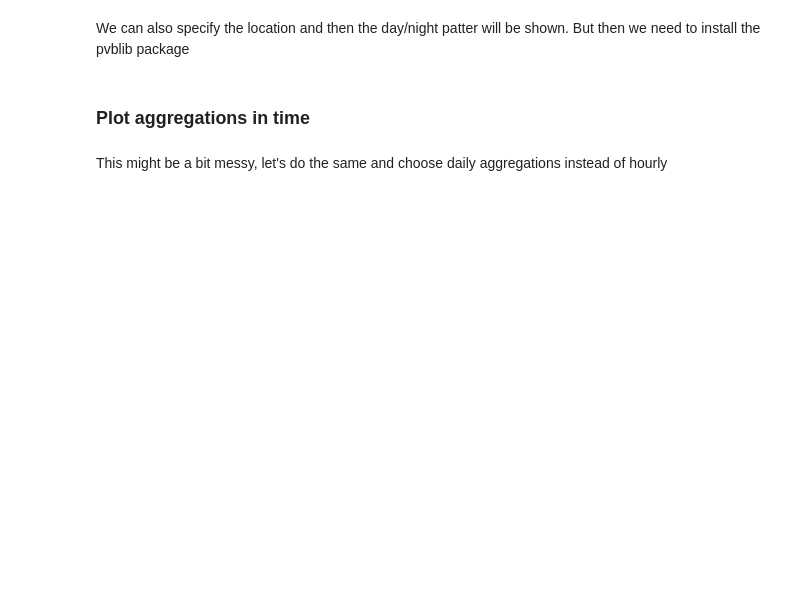
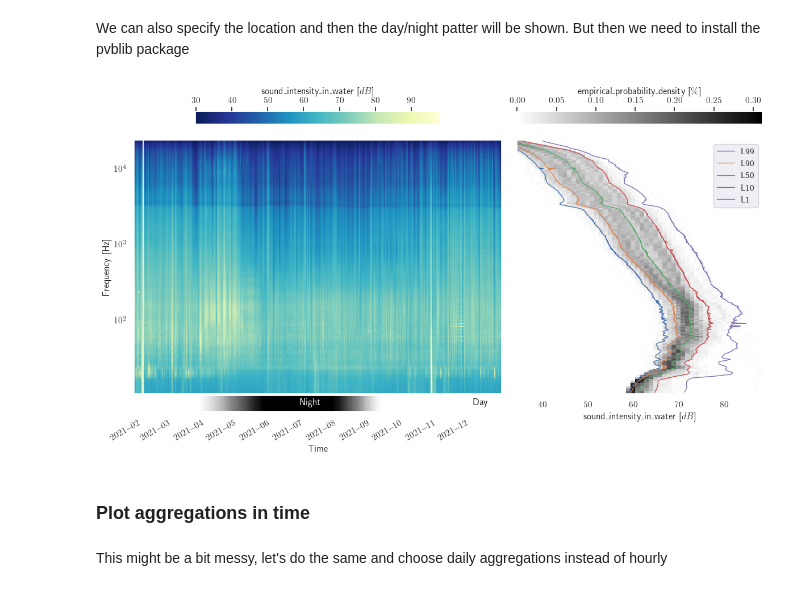
Before and after one commit to ioos/soundcoop, a Jupyter notebook: hybrid_millidecade_bands.ipynb, the cells around one changed output. Saved outputs shown, nothing was run; the diff lists cells and outputs as text; code cells hidden in the pictures; blank space fills up the shorter version.

```diff
--- a/hybrid_millidecade_bands.ipynb
+++ b/hybrid_millidecade_bands.ipynb
@@ -282,9 +306,12 @@ We can also specify the location and then the day/night patter will be shown. Bu
 # %%
 !{sys.executable} -m pip install pvlib
 # %%
-sb03_location = [2.536166667, 51.64833333] # Lon, Lat
-pypam.plots.plot_summary_dataset(ds_sb03, percentiles, data_var='millidecade_bands', time_coord='datetime', freq_coord='frequency_bins',
-                         min_val=None, max_val=None, show=True, log=True, save_path=None,
+# Lon, Lat
+sb03_location = [-70.178607, 42.25541]
+pypam.plots.plot_summary_dataset(ds_sb01_resampled, percentiles, data_var='psd', time_coord='time', freq_coord='frequency',
+                         min_val=35, max_val=90, show=True, log=True, save_path=None,
                          location=sb03_location)
+# %% [output]
+[figure, added]
 # %% [markdown]
 ### Plot aggregations in time
```
Also changed, not shown: parts of 19 cells of this notebook.
